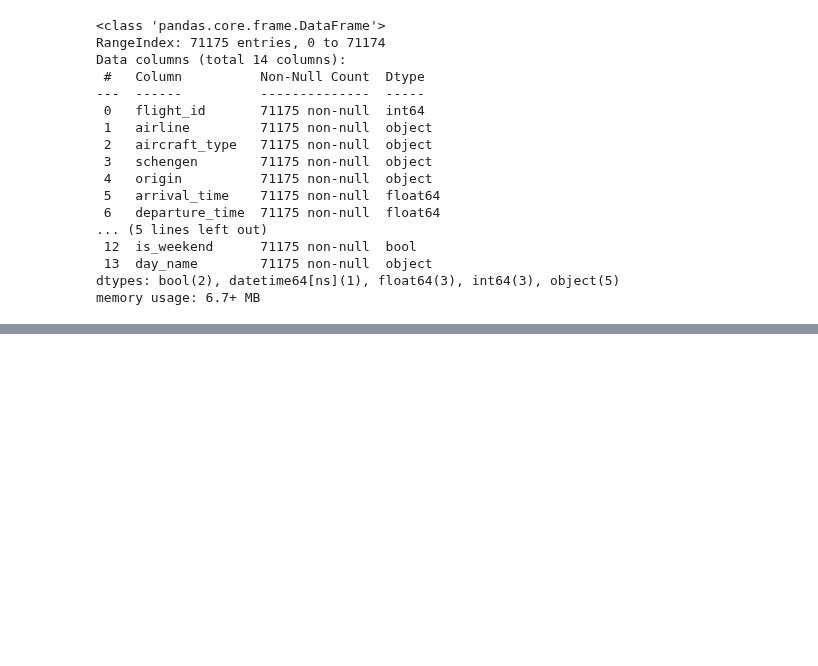
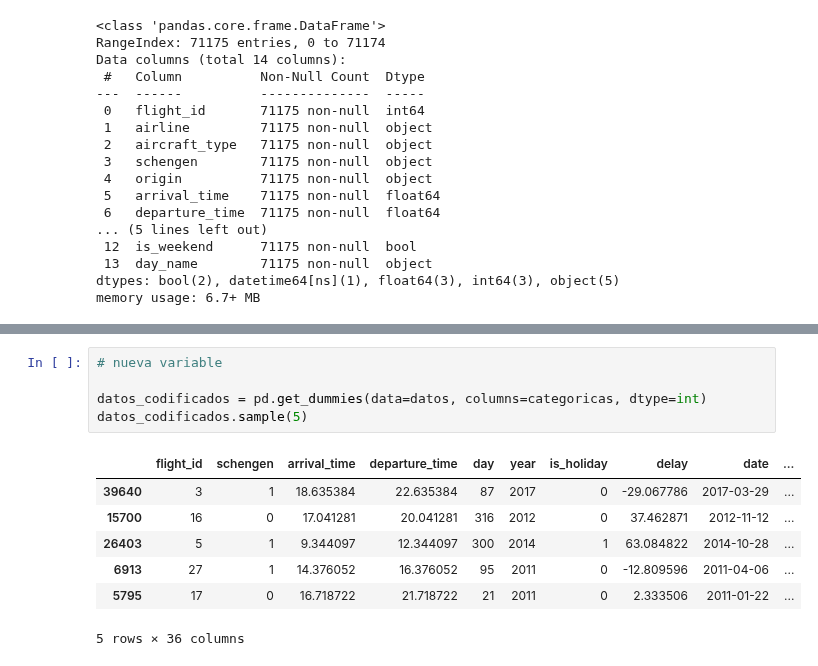
Before and after one commit to r2x4/machine_alura_oracle, a Jupyter notebook: analisi_datos_IA/datos_AI.ipynb, the cells around one changed output, grey strips where cells are left out. Saved outputs shown, nothing was run; the diff lists cells and outputs as text; blank space fills up the shorter version.

```diff
--- a/analisi_datos_IA/datos_AI.ipynb
+++ b/analisi_datos_IA/datos_AI.ipynb
@@ -330,0 +360,13 @@ memory usage: 6.7+ MB
+# %%
+# nueva variable
+
+datos_codificados = pd.get_dummies(data=datos, columns=categoricas, dtype=int)
+datos_codificados.sample(5)
+# %% [output]
+|  | flight_id | schengen | arrival_time | departure_time | day | year | is_holiday | delay | date | ... |
+| 39640 | 3 | 1 | 18.635384 | 22.635384 | 87 | 2017 | 0 | -29.067786 | 2017-03-29 | ... |
+| 15700 | 16 | 0 | 17.041281 | 20.041281 | 316 | 2012 | 0 | 37.462871 | 2012-11-12 | ... |
+| 26403 | 5 | 1 | 9.344097 | 12.344097 | 300 | 2014 | 1 | 63.084822 | 2014-10-28 | ... |
+| 6913 | 27 | 1 | 14.376052 | 16.376052 | 95 | 2011 | 0 | -12.809596 | 2011-04-06 | ... |
+| 5795 | 17 | 0 | 16.718722 | 21.718722 | 21 | 2011 | 0 | 2.333506 | 2011-01-22 | ... |
+5 rows × 36 columns
```
Also changed, not shown: parts of 6 cells of this notebook.
